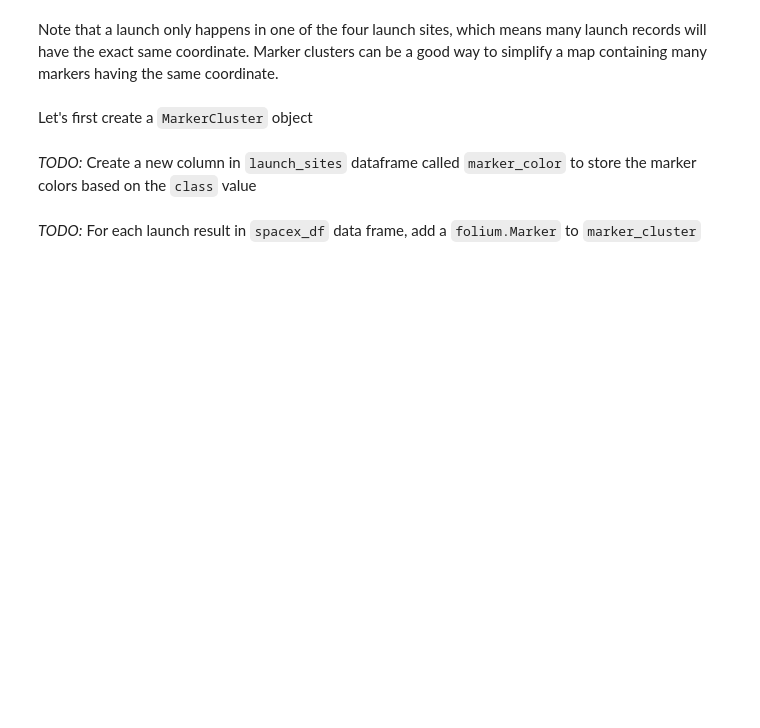
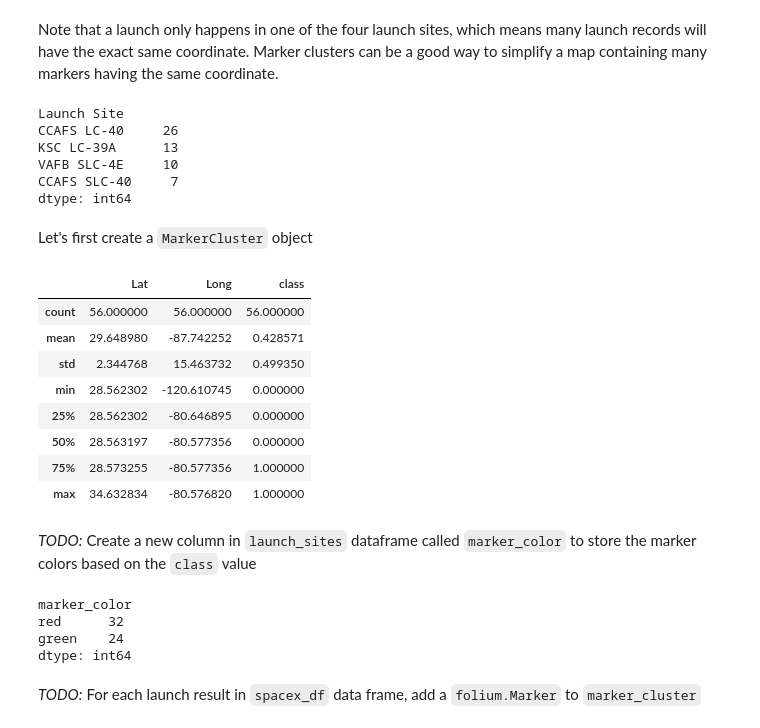
Before and after one commit to ElBennito39/coursera_ds_capstone, a Jupyter notebook: lab_jupyter_launch_site_location.ipynb, the cells around one changed output. Drawn from its saved outputs; the diff is of its cells as text; code cells hidden in the pictures; blank space fills up the shorter version.

Commit message:
add marker clusters to map

```diff
--- a/lab_jupyter_launch_site_location.ipynb
+++ b/lab_jupyter_launch_site_location.ipynb
@@ -68,7 +68,8 @@ First, let's try to add each site's location on a map using site's latitude and
 The following dataset with the name `spacex_launch_geo.csv` is an augmented dataset with latitude and longitude added for each site.
 # %%
 # Download and read the `spacex_launch_geo.csv`
-spacex_csv_file = wget.download('https://cf-courses-data.s3.us.cloud-object-storage.appdomain.cloud/IBM-DS0321EN-SkillsNetwork/datasets/spacex_launch_geo.csv')
+# spacex_csv_file = wget.download('https://cf-courses-data.s3.us.cloud-object-storage.appdomain.cloud/IBM-DS0321EN-SkillsNetwork/datasets/spacex_launch_geo.csv')
+spacex_csv_file = "/home/brien/dev_code/coursera/coursera_ds_capstone/spacex_launch_geo.csv"
 spacex_df=pd.read_csv(spacex_csv_file)
 # %%
 spacex_df.head()
@@ -191,10 +186,31 @@ Next, let's create markers for all launch records.
 If a launch was successful `(class=1)`, then we use a green marker and if a launch was failed, we use a red marker `(class=0)`
 # %% [markdown]
 Note that a launch only happens in one of the four launch sites, which means many launch records will have the exact same coordinate. Marker clusters can be a good way to simplify a map containing many markers having the same coordinate.
+# %%
+spacex_df.value_counts(['Launch Site'])
+# %% [output]
+Launch Site
+CCAFS LC-40     26
+KSC LC-39A      13
+VAFB SLC-4E     10
+CCAFS SLC-40     7
+dtype: int64
 # %% [markdown]
 Let's first create a `MarkerCluster` object
 # %%
 marker_cluster = MarkerCluster()
+# %%
+spacex_df.describe()
+# %% [output]
+|  | Lat | Long | class |
+| count | 56.000000 | 56.000000 | 56.000000 |
+| mean | 29.648980 | -87.742252 | 0.428571 |
+| std | 2.344768 | 15.463732 | 0.499350 |
+| min | 28.562302 | -120.610745 | 0.000000 |
+| 25% | 28.562302 | -80.646895 | 0.000000 |
+| 50% | 28.563197 | -80.577356 | 0.000000 |
+| 75% | 28.573255 | -80.577356 | 1.000000 |
+| max | 34.632834 | -80.576820 | 1.000000 |
 # %% [markdown]
 *TODO:* Create a new column in `launch_sites` dataframe called `marker_color` to store the marker colors based on the `class` value
 # %%
@@ -205,3 +231,10 @@ marker_cluster = MarkerCluster()
+# %%
+spacex_df.value_counts('marker_color')
+# %% [output]
+marker_color
+red      32
+green    24
+dtype: int64
 # %%
 # Function to assign color to launch outcome
 def assign_marker_color(launch_outcome):
```
Also changed, not shown: parts of 5 cells of this notebook.
